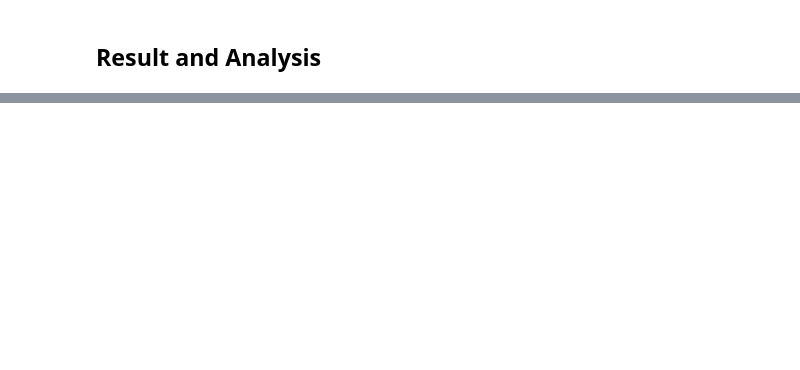
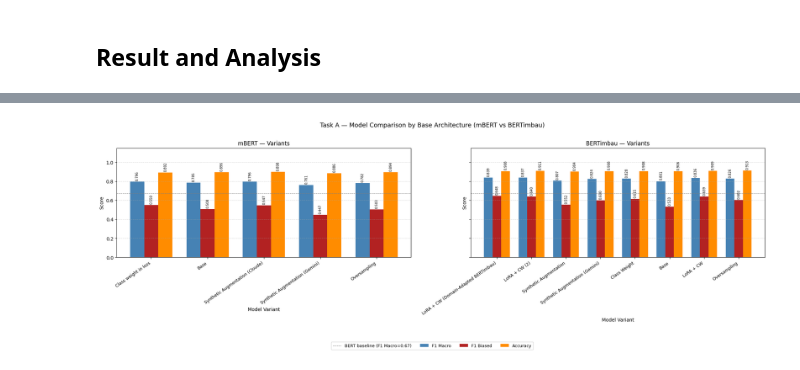
Before and after one commit to tomast100/PLN_Project, a Jupyter notebook: assignment_2.ipynb, the cells around one changed output, grey strips where cells are left out. Cells and saved outputs as stored; diff of their text form; code cells hidden in the pictures; blank space fills up the shorter version.

Commit message:
new best model

```diff
--- a/assignment_2.ipynb
+++ b/assignment_2.ipynb
@@ -1644,0 +1693,68 @@ plt.show()
+# %%
+import matplotlib.pyplot as plt
+import numpy as np
+from sklearn.metrics import f1_score, accuracy_score
+
+# ── Rebuild metrics ───────────────────────────────────────────────────────────
+metrics = {}
+for name, v in results.items():
+    metrics[name] = {
+        "f1_macro":  f1_score(v["y_true"], v["y_pred"], average="macro"),
+        "f1_biased": f1_score(v["y_true"], v["y_pred"], average=None, labels=[0, 1, 2])[0],
+        "accuracy":  accuracy_score(v["y_true"], v["y_pred"]),
+    }
+
+# ── Split by base model ───────────────────────────────────────────────────────
+groups = {
+    "mBERT":     {k: v for k, v in metrics.items() if k.startswith("mBERT")},
+    "BERTimbau": {k: v for k, v in metrics.items() if not k.startswith("mBERT")},
+}
+
+# ── Plot ──────────────────────────────────────────────────────────────────────
+fig, axes = plt.subplots(1, 2, figsize=(20, 6), sharey=True)
+
+colors = {"f1_macro": "steelblue", "f1_biased": "firebrick", "accuracy": "darkorange"}
+width = 0.25
+
+for ax, (group_name, group_metrics) in zip(axes, groups.items()):
+    names  = list(group_metrics.keys())
+    labels = [n.replace(f"{group_name} - ", "") for n in names]
+    x      = np.arange(len(names))
+
+    for i, (metric, color) in enumerate(colors.items()):
+        vals = [group_metrics[n][metric] for n in names]
+        bars = ax.bar(x + (i - 1) * width, vals, width, label=metric.replace("_", " ").title(), color=color)
+        for bar, val in zip(bars, vals):
+            ax.text(
+                bar.get_x() + bar.get_width() / 2,
+                bar.get_height() + 0.01,
+                f"{val:.3f}",
+                ha="center", va="bottom", fontsize=7, rotation=90
+            )
+
+    ax.axhline(y=0.67, color="gray", linestyle="--", linewidth=0.8, label="BERT baseline (F1 Macro=0.67)")
+    ax.set_title(f"{group_name} — Variants")
+    ax.set_xticks(x)
+    ax.set_xticklabels(labels, rotation=35, ha="right", fontsize=9)
+    ax.set_ylim(0, 1.15)
+    ax.set_ylabel("Score")
+    ax.set_xlabel("Model Variant")
+    ax.grid(axis="y", linestyle="--", alpha=0.5)
+
+# ── Shared legend below both subplots ────────────────────────────────────────
+handles, labels_leg = axes[0].get_legend_handles_labels()
+fig.legend(
+    handles, labels_leg,
+    loc="lower center",
+    bbox_to_anchor=(0.5, -0.12),
+    ncol=4,
+    fontsize=9,
+    frameon=True,
+)
+
+plt.suptitle("Task A — Model Comparison by Base Architecture (mBERT vs BERTimbau)", fontsize=13, y=1.01)
+plt.tight_layout()
+plt.savefig("task_a_grouped_comparison.png", dpi=150, bbox_inches="tight")
+plt.show()
+# %% [output]
+[figure, added]
```
Also changed, not shown: parts of 11 cells of this notebook.
